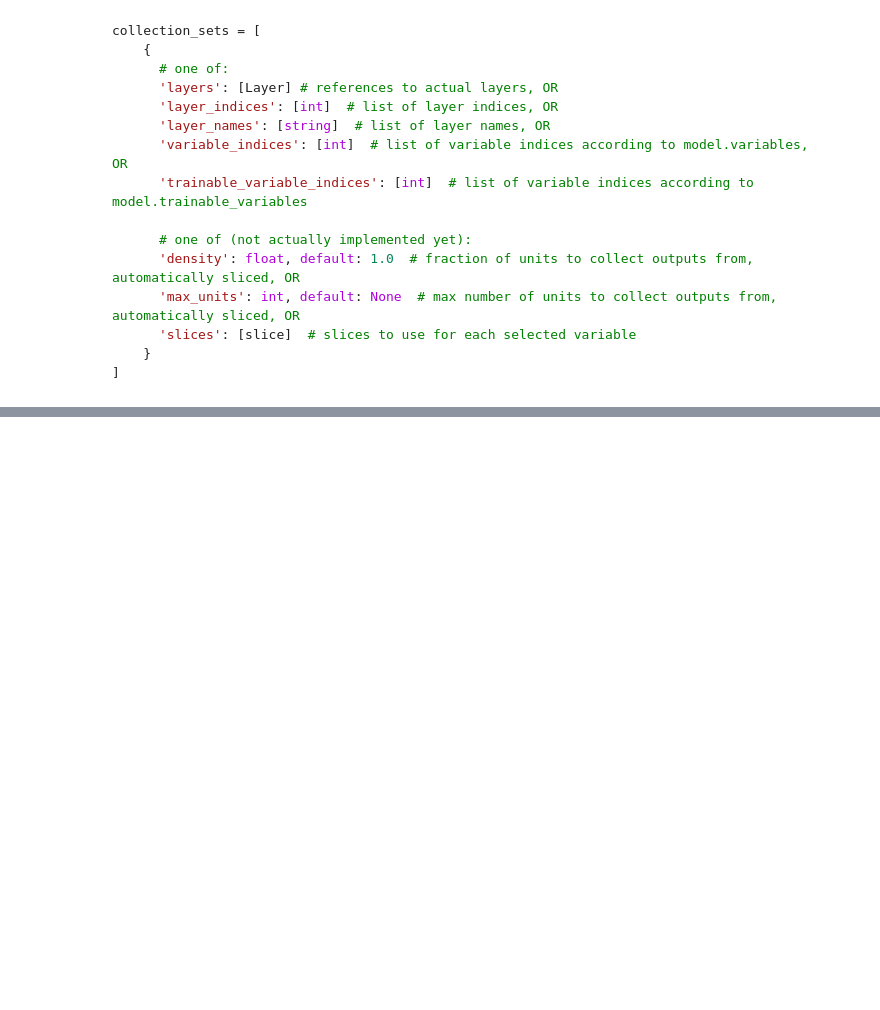
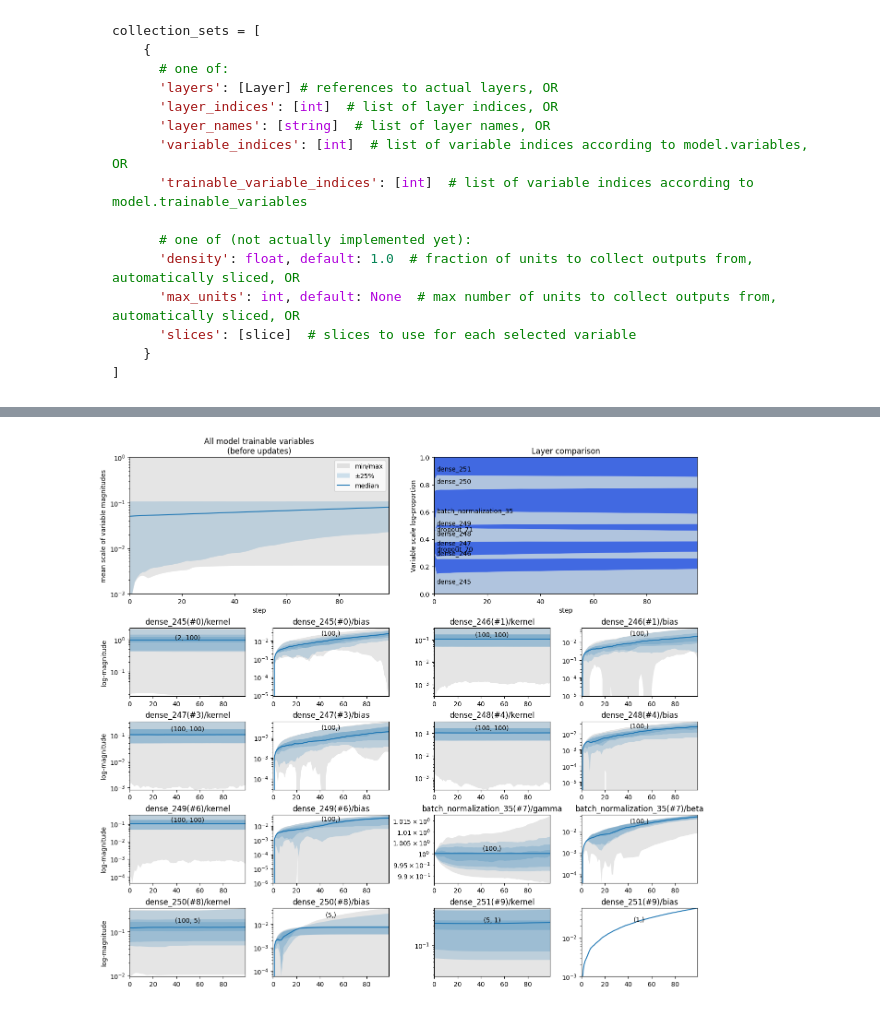
Before and after one commit to malcolmlett/training-instrumentation-toolkit, a Jupyter notebook: Learning_visualisations_v11.ipynb, the cells around one changed output, grey strips where cells are left out. Cells and saved outputs as stored; diff of their text form; code cells hidden in the pictures; blank space fills up the shorter version.

```diff
--- a/Learning_visualisations_v11.ipynb
+++ b/Learning_visualisations_v11.ipynb
@@ -247,0 +253,4 @@ tot.plot_gradient_history(gradients)
+# %%
+tot.plot_variable_history(variables, magnitudes=True)
+# %% [output]
+[figure, added]
```
Also changed, not shown: parts of 10 cells of this notebook.
